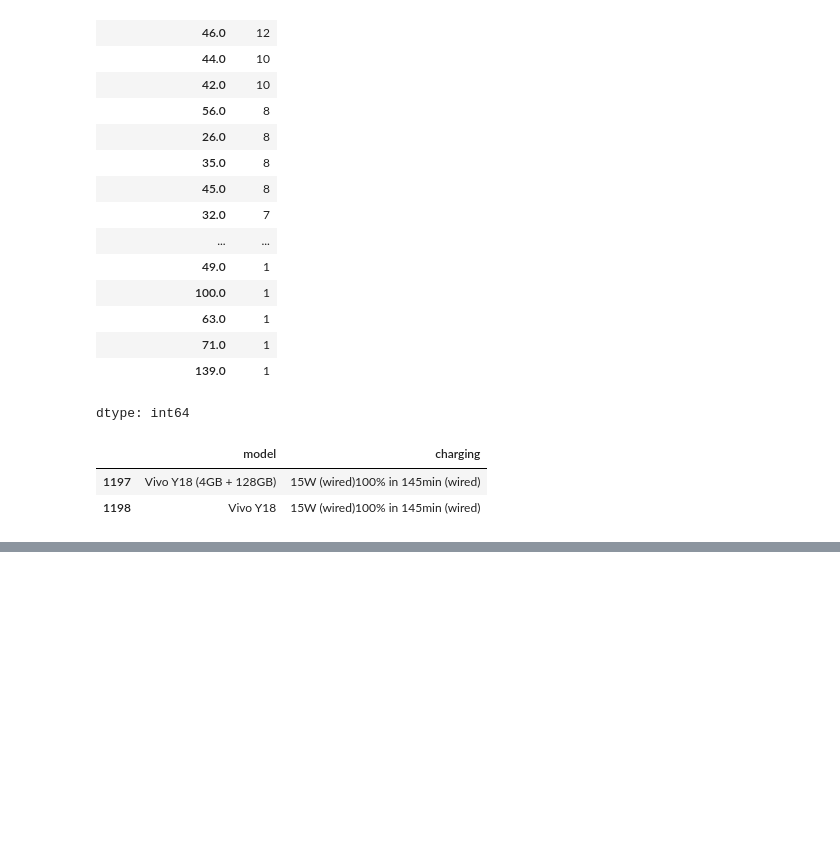
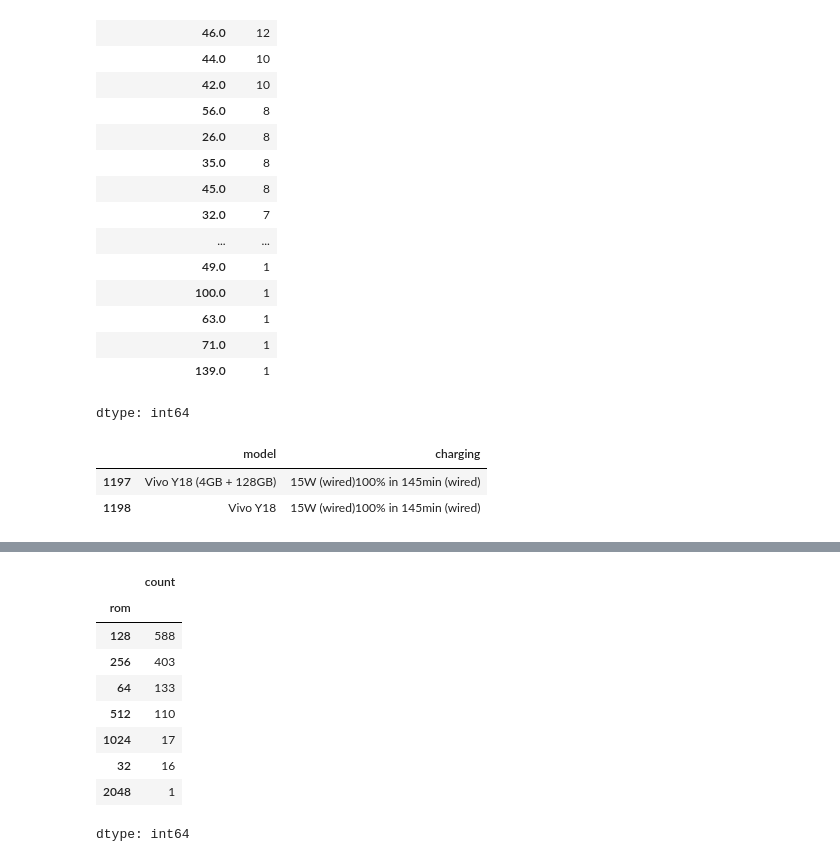
Before and after one commit to rajeshxdatascience/smartphone-recommender-system, a Jupyter notebook: SpecLens_AI_Data_Engineering.ipynb, the cells around one changed output, grey strips where cells are left out. Drawn from its saved outputs; the diff is of its cells as text; code cells hidden in the pictures; blank space fills up the shorter version.

```diff
--- a/SpecLens_AI_Data_Engineering.ipynb
+++ b/SpecLens_AI_Data_Engineering.ipynb
@@ -4704,0 +4752,13 @@ df[df['wired_full_charge_time'] == 145][['model','charging']]
+# %%
+df['rom'].value_counts(dropna=False)
+# %% [output]
+|  | count |
+| rom |  |
+| 128 | 588 |
+| 256 | 403 |
+| 64 | 133 |
+| 512 | 110 |
+| 1024 | 17 |
+| 32 | 16 |
+| 2048 | 1 |
+dtype: int64
```
Also changed, not shown: parts of 8 cells of this notebook.
